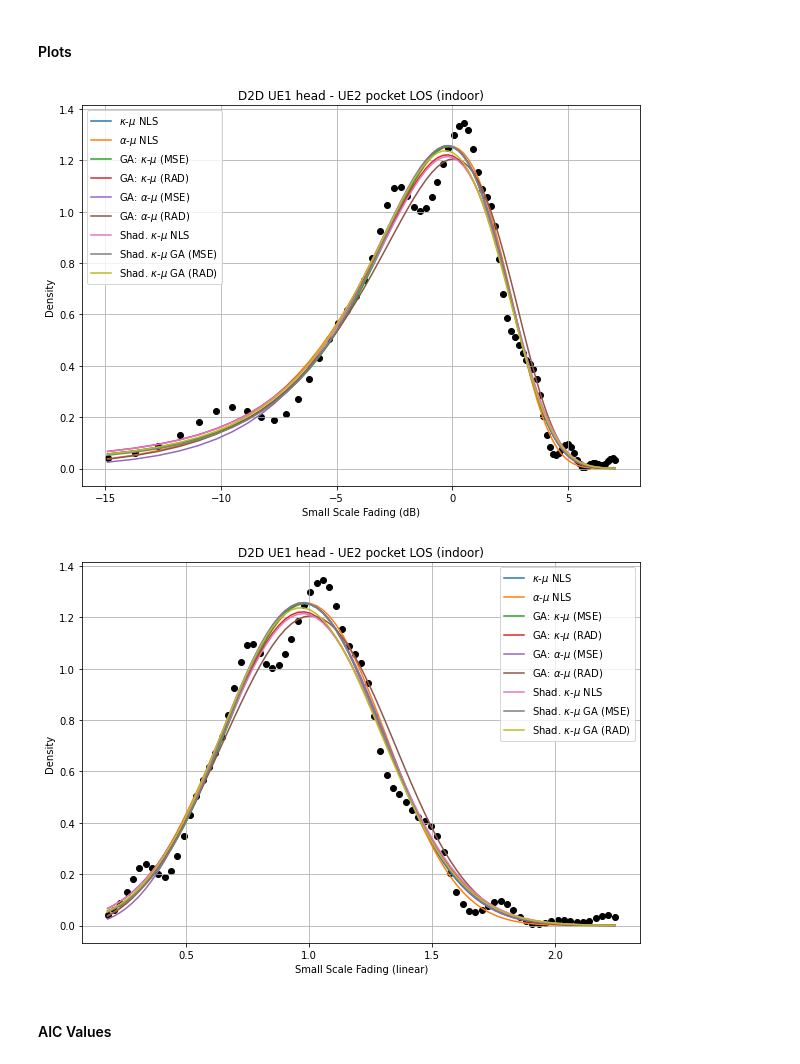
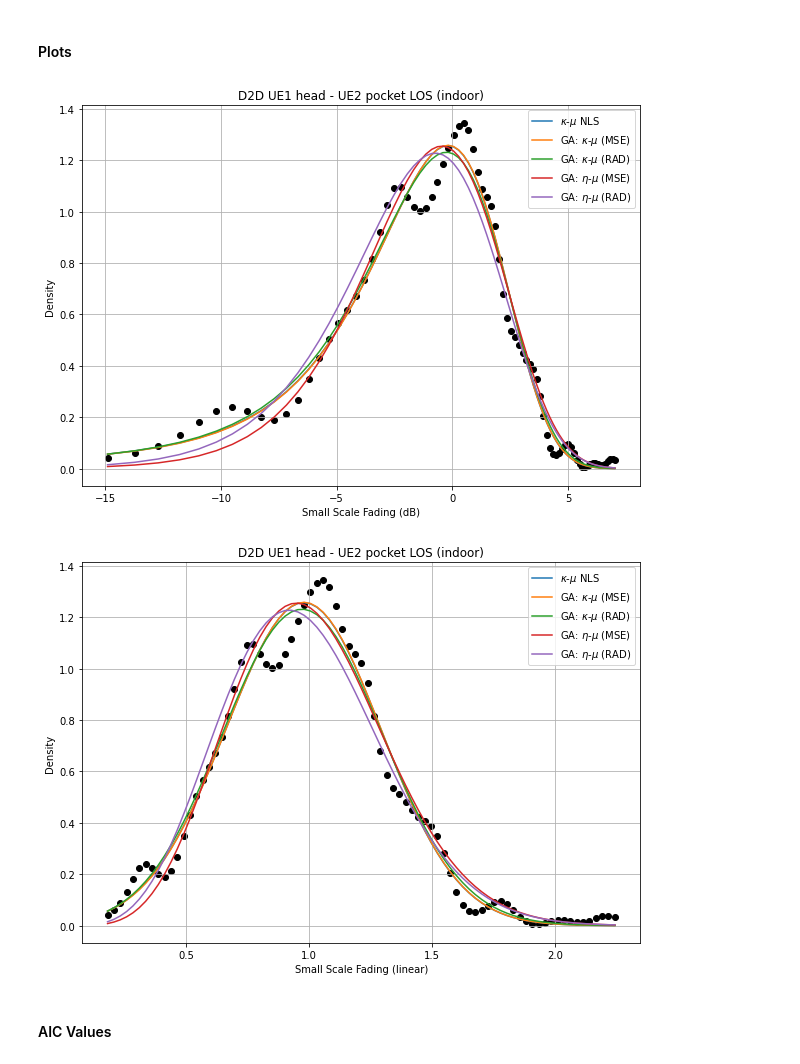
Before and after one commit to SamuelBFG/ga-fading, a Jupyter notebook: D2D/Estimated_parameters_localmean/GA_Eta_Mu_Kappa_Mu_Fitting.ipynb, the cells around one changed output. Saved outputs shown, nothing was run; the diff lists cells and outputs as text; code cells hidden in the pictures.

```diff
--- a/D2D/Estimated_parameters_localmean/GA_Eta_Mu_Kappa_Mu_Fitting.ipynb
+++ b/D2D/Estimated_parameters_localmean/GA_Eta_Mu_Kappa_Mu_Fitting.ipynb
@@ -744,24 +606,17 @@ KeyboardInterrupt: ignored
 #### Estimated Parameters
 # %%
 nls_ku_case1 = [70, 0.076636, 1.048] # KappaMu NLS
-nls_au_case1 = [3.6888, 0.93352, 1.0856] # AlphaMu NLS
-nls_sku_case1 = [9.6901, 0.51619, 1.0613, 20] # Shad. KappaMu T1 NLS
+# nls_eu_case1 = [3.6888, 0.93352, 1.0856] # EtaMu NLS
+# nls_sku_case1 = [9.6901, 0.51619, 1.0613, 20] # Shad. KappaMu T1 NLS
 
-estParameters_au_ku_case1['NLS - KappaMu'] = nls_ku_case1
-estParameters_au_ku_case1['NLS - AlphaMu'] = nls_au_case1
-estParameters_au_ku_case1['GA: KappaMu - MSE'] = ku_kappa_mse, ku_mu_mse, ku_omega_mse
-estParameters_au_ku_case1['GA: KappaMu - RAD'] = ku_kappa_rad, ku_mu_rad, ku_omega_rad
-estParameters_au_ku_case1['GA: AlphaMu - MSE'] = au_kappa_mse, au_mu_mse, au_r_hat_mse
-estParameters_au_ku_case1['GA: AlphaMu - RAD'] = au_kappa_rad, au_mu_rad, au_r_hat_rad
-estParameters_sku_case1['NLS - Shad. KappaMu T1'] = nls_sku_case1
-estParameters_sku_case1['GA: Shad. KappaMu T1 - MSE'] = sku_kappa_mse, sku_mu_mse, sku_omega_mse, sku_md_mse
-estParameters_sku_case1['GA: Shad. KappaMu T1 - RAD'] = sku_kappa_rad, sku_mu_rad, sku_omega_rad, sku_md_rad
+estParameters_eu_ku_case1['NLS - KappaMu'] = nls_ku_case1
+# estParameters_eu_ku_case1['NLS - EtaMu'] = nls_eu_case1
+estParameters_eu_ku_case1['GA: KappaMu - MSE'] = ku_kappa_mse, ku_mu_mse, ku_omega_mse
+estParameters_eu_ku_case1['GA: KappaMu - RAD'] = ku_kappa_rad, ku_mu_rad, ku_omega_rad
+estParameters_eu_ku_case1['GA: EtaMu - MSE'] = eu_eta_mse, eu_mu_mse, eu_omega_mse
+estParameters_eu_ku_case1['GA: EtaMu - RAD'] = eu_eta_rad, eu_mu_rad, eu_omega_rad
 
-index = pd.Index(['kappa', 'mu', 'omega/r_hat'])
-estParameters_au_ku_case1 = estParameters_au_ku_case1.set_index(index)
-display(estParameters_au_ku_case1)
-
-index = pd.Index(['kappa', 'mu', 'omega', 'md'])
-estParameters_sku_case1 = estParameters_sku_case1.set_index(index)
-display(estParameters_sku_case1)
+index = pd.Index(['kappa/eta', 'mu', 'omega'])
+estParameters_eu_ku_case1 = estParameters_eu_ku_case1.set_index(index)
+display(estParameters_eu_ku_case1)
 # %% [output]
@@ -778,25 +628,18 @@ display(estParameters_sku_case1)
 #### Plots
 # %%
 ku_case1_pdf = KappaMuPDF(Xdata, nls_ku_case1[0], nls_ku_case1[1], nls_ku_case1[2]).astype(float)
-au_case1_pdf = AlphaMuPDF(Xdata, nls_au_case1[0], nls_au_case1[1], nls_au_case1[2]).astype(float)
-sku_case1_pdf = shadowedKappaMuPDF(Xdata, nls_sku_case1[0], nls_sku_case1[1], nls_sku_case1[2], nls_sku_case1[3]).astype(float)
-
 
 plotResults(Xdata,\
      Ydata,\
      ku_case1_pdf,\
-     au_case1_pdf,\
-     estParameters_au_ku_case1['GA: KappaMu - MSE'],\
-     estParameters_au_ku_case1['GA: KappaMu - RAD'],\
-     estParameters_au_ku_case1['GA: AlphaMu - MSE'],\
-     estParameters_au_ku_case1['GA: AlphaMu - RAD'],\
-     sku_case1_pdf,\
-     estParameters_sku_case1['GA: Shad. KappaMu T1 - MSE'],\
-     estParameters_sku_case1['GA: Shad. KappaMu T1 - RAD'],\
+     estParameters_eu_ku_case1['GA: KappaMu - MSE'],\
+     estParameters_eu_ku_case1['GA: KappaMu - RAD'],\
+     estParameters_eu_ku_case1['GA: EtaMu - MSE'],\
+     estParameters_eu_ku_case1['GA: EtaMu - RAD'],\
      case)
 # %% [output]
-[figure, old version]
+[figure, new version]
-[figure, old version]
+[figure, new version]
 # %% [markdown]
 #### AIC Values
 # %%
```
Also changed, not shown: parts of 27 cells of this notebook.
